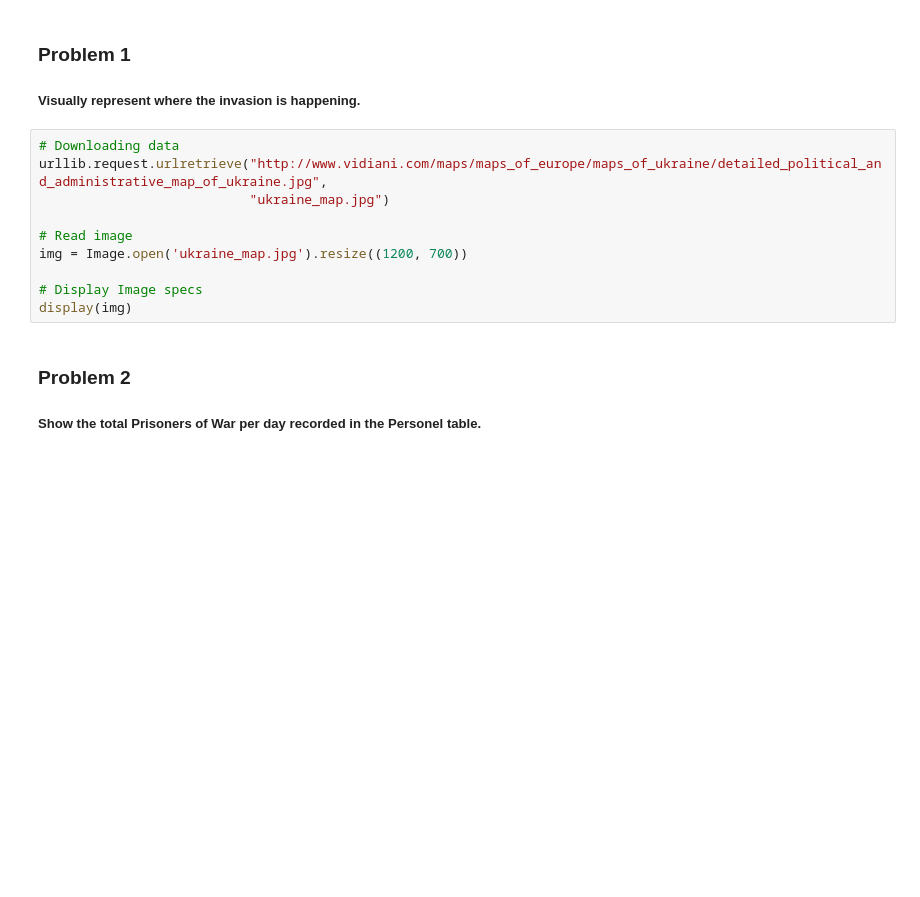
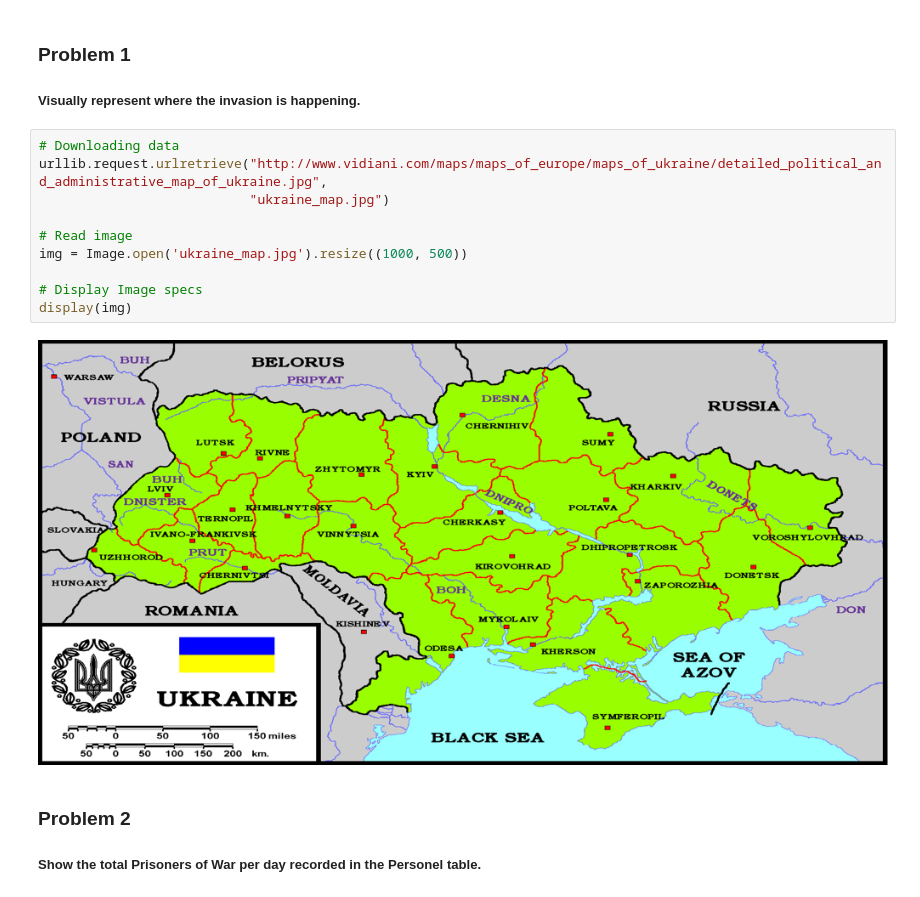
Before and after one commit to Sonya-7/Russian_Invasion_of_Ukraine, a Jupyter notebook: russian-invasion-of-ukraine.ipynb, the cells around one changed output. Cells and saved outputs as stored; diff of their text form; blank space fills up the shorter version.

Commit message:
Kaggle Notebook | Russian Invasion of Ukraine

```diff
--- a/russian-invasion-of-ukraine.ipynb
+++ b/russian-invasion-of-ukraine.ipynb
@@ -52,13 +137,15 @@ russian_equipment.info()
 # %%
 # Downloading data
 urllib.request.urlretrieve("http://www.vidiani.com/maps/maps_of_europe/maps_of_ukraine/detailed_political_and_administrative_map_of_ukraine.jpg",
                            "ukraine_map.jpg")
 
 # Read image
-img = Image.open('ukraine_map.jpg').resize((1200, 700))
+img = Image.open('ukraine_map.jpg').resize((1000, 500))
 
 # Display Image specs
 display(img)
+# %% [output]
+[figure, added]
 # %% [markdown]
 ### Problem 2
 
```
Also changed, not shown: parts of 18 cells of this notebook.
